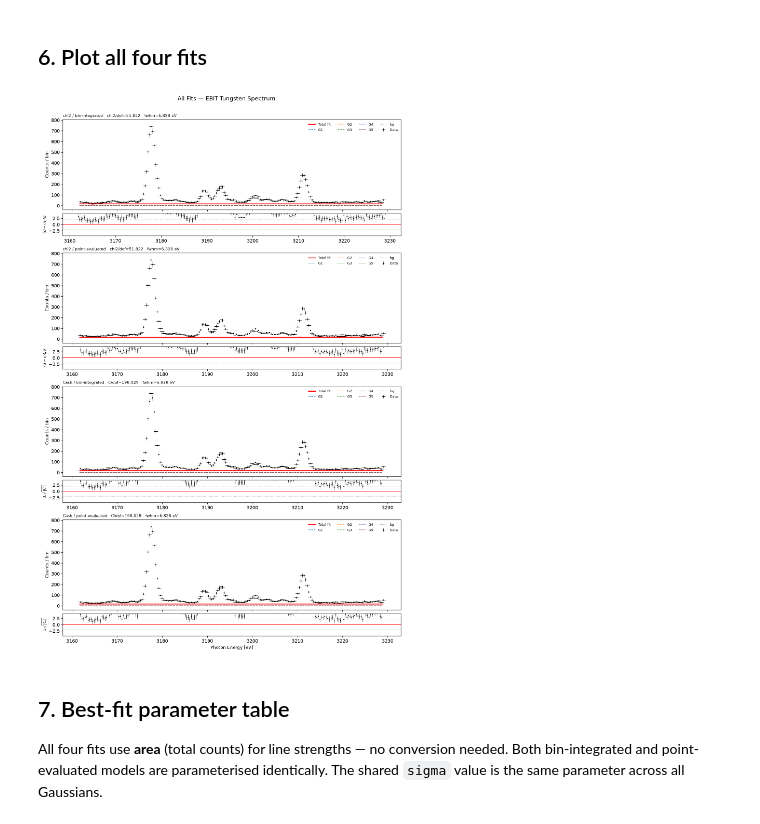
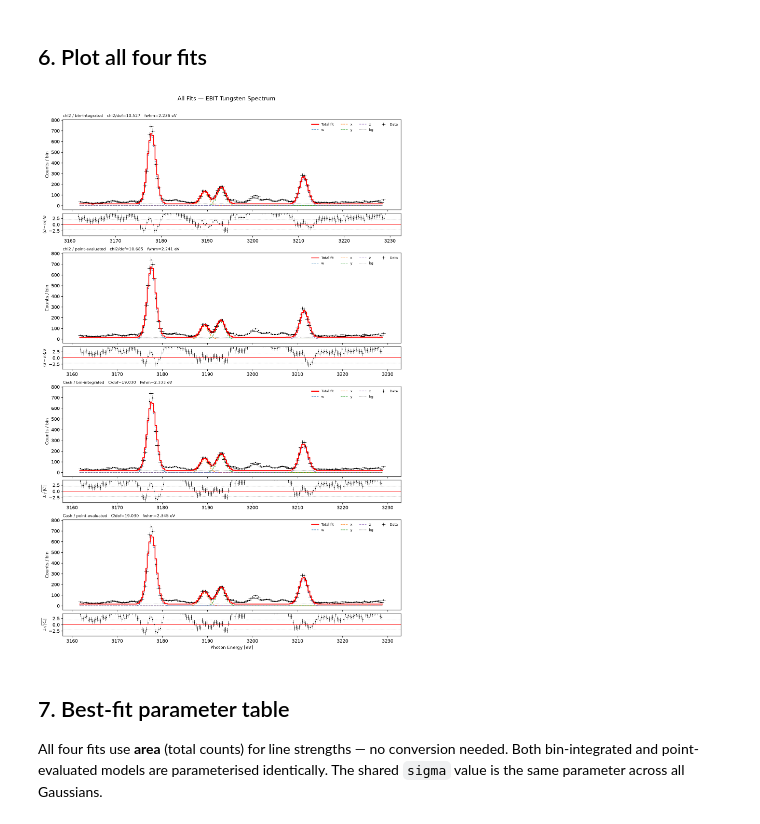
Before and after one commit to cjperks7/XRS_fitting, a Jupyter notebook: edits/spectral_fitting.ipynb, the cells around one changed output. Drawn from its saved outputs; the diff is of its cells as text; code cells hidden in the pictures.

Commit message:
mod to fit w,x,y,z lines but need to add satellites

```diff
--- a/edits/spectral_fitting.ipynb
+++ b/edits/spectral_fitting.ipynb
@@ -77,9 +102,14 @@ ax.errorbar(bincenters, observed, yerr=yerr, xerr=binwidths/2,
 # ax.set_xlabel('Photon Energy [eV]')
 ax.set_xlabel('Wavelength [mA]')
 ax.set_ylabel('Counts / bin')
-ax.set_title('EBIT Tungsten Spectrum  —  5 emission lines')
-# for e, lbl in [(4483,'G1'),(4494,'G2'),(4532,'G3'),(4548,'G4'),(4559,'G5')]:
-#     ax.axvline(e+0.5, color='red', ls=':', alpha=0.6, lw=1)
-#     ax.text(e+1, 135, lbl, color='red', fontsize=9)
-plt.tight_layout(); plt.show()
+ax.set_title('EBIT Tungsten Spectrum  —  4 emission lines')
+mus = np.array([3177.5, 3189.5, 3193, 3211.5])
+label = ("w", "x", "y", "z")
+
+for i, e in enumerate(mus):
+    ax.axvline(e, color='red', ls=':', alpha=0.6, lw=1)
+    ax.text(e+1, 300, label[i], color='red', fontsize=15)
+plt.tight_layout()
+plt.grid()
+plt.show()
 # %% [output]
@@ -261,7 +325,8 @@ Parameters: ar1-ar5, mu1-mu5, sigma (shared), bg
 # %%
 def fit_chisq(obj, params, fcn_args):
     """Nelder → leastsq. leastsq required for F-test conf_interval."""
-    def sq(p, *a): return np.sum(obj(p, *a)**2)
+    def sq(p, *a):
+        return np.sum(obj(p, *a)**2) #
     r1   = Minimizer(sq, params, fcn_args=fcn_args).minimize(method='nelder')
     mini = Minimizer(obj, r1.params, fcn_args=fcn_args)
     return mini, mini.minimize(method='leastsq')
@@ -275,21 +340,21 @@ def fit_cash(cash_fn, params, fcn_args):
 
 # ── Fit 1: chi2 / bin-integrated ──────────────────────────────────────────
 print("chi2-int  ...", end=' ', flush=True)
-mini_ci, res_ci = fit_chisq(chisq_resid_int, make_params(),
+mini_ci, res_ci = fit_chisq(chisq_resid_int, make_params(areas, mus, mins_area, maxs_area, mins_mu, maxs_mu),
                              (observed, binlow, binhigh))
 chi2_ci = res_ci.chisqr; dof_ci = res_ci.nfree
 print(f"chi2/dof = {chi2_ci/dof_ci:.3f}")
 
 # ── Fit 2: chi2 / point-evaluated ─────────────────────────────────────────
 print("chi2-pt   ...", end=' ', flush=True)
-mini_cp, res_cp = fit_chisq(chisq_resid_pt, make_params(),
+mini_cp, res_cp = fit_chisq(chisq_resid_pt, make_params(areas, mus, mins_area, maxs_area, mins_mu, maxs_mu),
                              (observed, binlow, binhigh, bincenters, binwidths))
 chi2_cp = res_cp.chisqr; dof_cp = res_cp.nfree
 print(f"chi2/dof = {chi2_cp/dof_cp:.3f}")
 
 # ── Fit 3: cash / bin-integrated ──────────────────────────────────────────
 print("cash-int  ...", end=' ', flush=True)
-mini_ca_int, res_ca_int = fit_cash(cash_array_int, make_params(),
+mini_ca_int, res_ca_int = fit_cash(cash_array_int, make_params(areas, mus, mins_area, maxs_area, mins_mu, maxs_mu),
                                     (observed, binlow, binhigh))
 C_int = cash_scalar_int(res_ca_int.params, observed, binlow, binhigh)
 dof_ca_int = len(observed) - sum(p.vary for p in res_ca_int.params.values())
@@ -297,7 +362,7 @@ print(f"C/dof    = {C_int/dof_ca_int:.3f}")
 
 # ── Fit 4: cash / point-evaluated ─────────────────────────────────────────
 print("cash-pt   ...", end=' ', flush=True)
-mini_ca_pt, res_ca_pt = fit_cash(cash_array_pt, make_params(),
+mini_ca_pt, res_ca_pt = fit_cash(cash_array_pt, make_params(areas, mus, mins_area, maxs_area, mins_mu, maxs_mu),
                                   (observed, binlow, binhigh, bincenters, binwidths))
 C_pt  = cash_scalar_pt(res_ca_pt.params, observed, binlow, binhigh, bincenters, binwidths)
 dof_ca_pt = len(observed) - sum(p.vary for p in res_ca_pt.params.values())
@@ -404,8 +469,8 @@ Cash Hessian stderr (cash_pt)  ... done
 # %% [markdown]
 ## 6. Plot all four fits
 # %%
-GAUSS_COLORS = ['#1f77b4','#ff7f0e','#2ca02c','#9467bd','#8c564b']
-LINE_NAMES   = ['G1','G2','G3','G4','G5']
+GAUSS_COLORS = ['#1f77b4','#ff7f0e','#2ca02c','#9467bd']
+LINE_NAMES   = ['w','x','y','z']
 
 def plot_fit_panel(result, bl, bh, bc, bw, obs, mode,
                    stat_label, gof_str, ax0, ax1,
@@ -487,34 +552,34 @@ gs = gridspec.GridSpec(
 axes = [
     fig.add_subplot(gs[0]),   # fit1 main
     fig.add_subplot(gs[1]),   # fit1 resid
     fig.add_subplot(gs[3]),   # fit2 main
     fig.add_subplot(gs[4]),   # fit2 resid
     fig.add_subplot(gs[6]),   # fit3 main
     fig.add_subplot(gs[7]),   # fit3 resid
     fig.add_subplot(gs[9]),   # fit4 main
     fig.add_subplot(gs[10])   # fit4 resid
 ]
 
 for fit_idx, (res, bl, bh, bc, bw, mode, lbl, gof) in enumerate(fits):
     show_x = (fit_idx == len(fits)-1)
     plot_fit_panel(res, bl, bh, bc, bw, observed, mode, lbl, gof,
                    axes[fit_idx*2], axes[fit_idx*2+1], show_xlabel=show_x)
 
 # Share x-axis across all panels
 for i in range(2, 8):
     axes[i].sharex(axes[0])
 
 plt.suptitle('All Fits — EBIT Tungsten Spectrum', fontsize=13, y=1.002)
 plt.subplots_adjust(
     top=0.96,
     bottom = 0.04,
     #left=0.08,
     #right=0.96,
     )  # reduce empty margins
 plt.tight_layout()
 plt.show()
 # %% [output]
-[figure, old version]
+[figure, new version]
 # %% [markdown]
 ## 7. Best-fit parameter table
 
```
Also changed, not shown: parts of 5 cells of this notebook, 1 other file.
